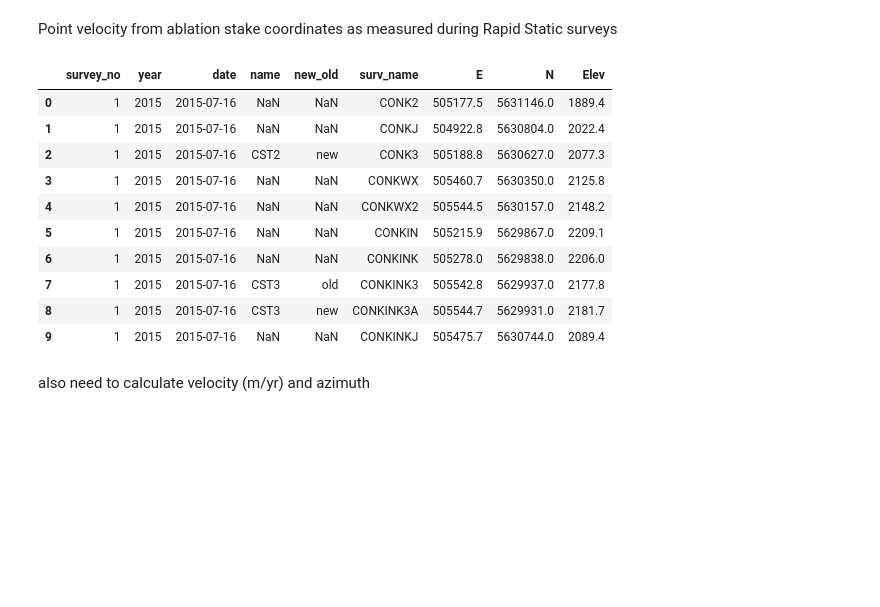
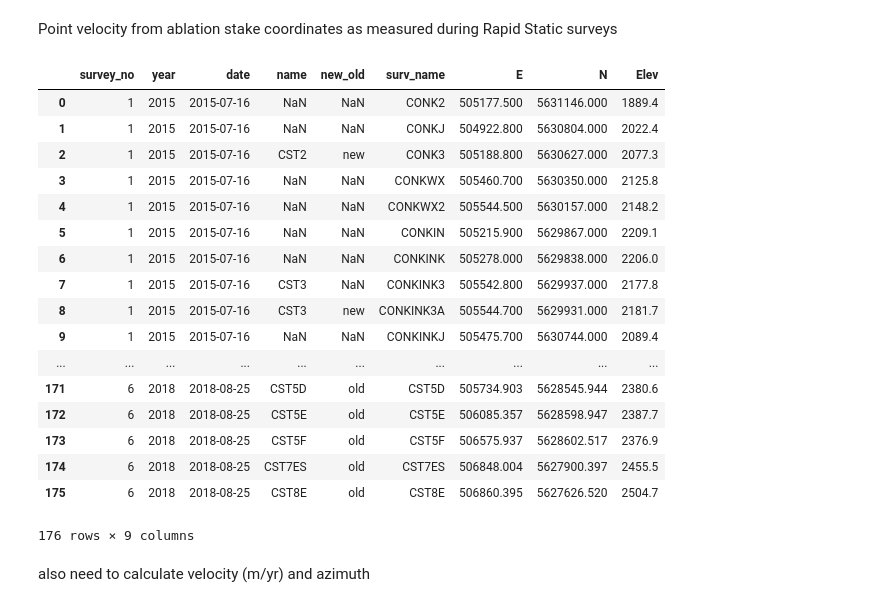
Before and after one commit to bpelto/ice_dynamics, a Jupyter notebook: stake_velocity.ipynb, the cells around one changed output. Cells and saved outputs as stored; diff of their text form; code cells hidden in the pictures; blank space fills up the shorter version.

```diff
--- a/stake_velocity.ipynb
+++ b/stake_velocity.ipynb
@@ -14,19 +14,27 @@ path = '/home/pelto/Desktop/ice_flux/Conrad/'
 f_in = 'conrad_stakes.csv'    #'conrad_points.csv'
 # %%
 data = pd.read_csv(path + f_in)
-data[0:10]
+# data[0:10]
+data
 # %% [output]
 |  | survey_no | year | date | name | new_old | surv_name | E | N | Elev |
-| 0 | 1 | 2015 | 2015-07-16 | NaN | NaN | CONK2 | 505177.5 | 5631146.0 | 1889.4 |
-| 1 | 1 | 2015 | 2015-07-16 | NaN | NaN | CONKJ | 504922.8 | 5630804.0 | 2022.4 |
-| 2 | 1 | 2015 | 2015-07-16 | CST2 | new | CONK3 | 505188.8 | 5630627.0 | 2077.3 |
-| 3 | 1 | 2015 | 2015-07-16 | NaN | NaN | CONKWX | 505460.7 | 5630350.0 | 2125.8 |
-| 4 | 1 | 2015 | 2015-07-16 | NaN | NaN | CONKWX2 | 505544.5 | 5630157.0 | 2148.2 |
-| 5 | 1 | 2015 | 2015-07-16 | NaN | NaN | CONKIN | 505215.9 | 5629867.0 | 2209.1 |
-| 6 | 1 | 2015 | 2015-07-16 | NaN | NaN | CONKINK | 505278.0 | 5629838.0 | 2206.0 |
-| 7 | 1 | 2015 | 2015-07-16 | CST3 | old | CONKINK3 | 505542.8 | 5629937.0 | 2177.8 |
-| 8 | 1 | 2015 | 2015-07-16 | CST3 | new | CONKINK3A | 505544.7 | 5629931.0 | 2181.7 |
-| 9 | 1 | 2015 | 2015-07-16 | NaN | NaN | CONKINKJ | 505475.7 | 5630744.0 | 2089.4 |
+| 0 | 1 | 2015 | 2015-07-16 | NaN | NaN | CONK2 | 505177.500 | 5631146.000 | 1889.4 |
+| 1 | 1 | 2015 | 2015-07-16 | NaN | NaN | CONKJ | 504922.800 | 5630804.000 | 2022.4 |
+| 2 | 1 | 2015 | 2015-07-16 | CST2 | new | CONK3 | 505188.800 | 5630627.000 | 2077.3 |
+| 3 | 1 | 2015 | 2015-07-16 | NaN | NaN | CONKWX | 505460.700 | 5630350.000 | 2125.8 |
+| 4 | 1 | 2015 | 2015-07-16 | NaN | NaN | CONKWX2 | 505544.500 | 5630157.000 | 2148.2 |
+| 5 | 1 | 2015 | 2015-07-16 | NaN | NaN | CONKIN | 505215.900 | 5629867.000 | 2209.1 |
+| 6 | 1 | 2015 | 2015-07-16 | NaN | NaN | CONKINK | 505278.000 | 5629838.000 | 2206.0 |
+| 7 | 1 | 2015 | 2015-07-16 | CST3 | NaN | CONKINK3 | 505542.800 | 5629937.000 | 2177.8 |
+| 8 | 1 | 2015 | 2015-07-16 | CST3 | new | CONKINK3A | 505544.700 | 5629931.000 | 2181.7 |
+| 9 | 1 | 2015 | 2015-07-16 | NaN | NaN | CONKINKJ | 505475.700 | 5630744.000 | 2089.4 |
+| ... | ... | ... | ... | ... | ... | ... | ... | ... | ... |
+| 171 | 6 | 2018 | 2018-08-25 | CST5D | old | CST5D | 505734.903 | 5628545.944 | 2380.6 |
+| 172 | 6 | 2018 | 2018-08-25 | CST5E | old | CST5E | 506085.357 | 5628598.947 | 2387.7 |
+| 173 | 6 | 2018 | 2018-08-25 | CST5F | old | CST5F | 506575.937 | 5628602.517 | 2376.9 |
+| 174 | 6 | 2018 | 2018-08-25 | CST7ES | old | CST7ES | 506848.004 | 5627900.397 | 2455.5 |
+| 175 | 6 | 2018 | 2018-08-25 | CST8E | old | CST8E | 506860.395 | 5627626.520 | 2504.7 |
+176 rows × 9 columns
 # %% [markdown]
 also need to calculate velocity (m/yr) and azimuth
 # %%
```
Also changed, not shown: parts of 3 cells of this notebook.
